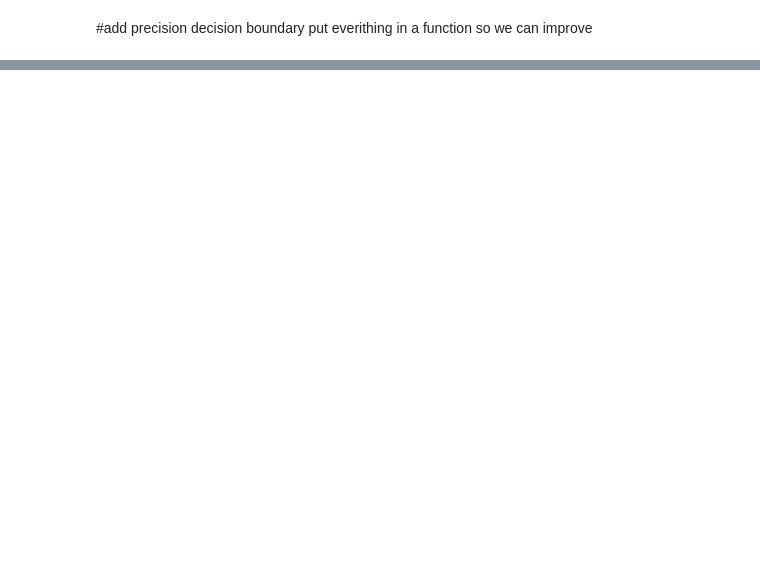
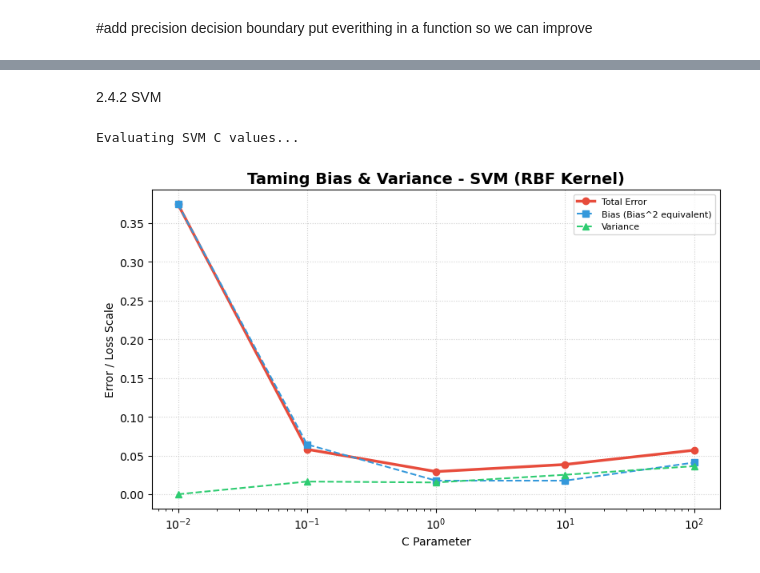
Before and after one commit to Mathis1311/Machine-Learning-project, a Jupyter notebook: project.ipynb, the cells around one changed output, grey strips where cells are left out. Saved outputs shown, nothing was run; the diff lists cells and outputs as text; code cells hidden in the pictures; blank space fills up the shorter version.

```diff
--- a/project.ipynb
+++ b/project.ipynb
@@ -507,0 +732,28 @@ put everithing in a function so we can improve
+# %% [markdown]
+2.4.2 SVM
+# %%
+def tame_svm(X_train, X_test, y_train, y_test):
+    """
+    Evaluates an RBF SVM by varying the regularization parameter 'C'.
+    """
+    # Test C values on a logarithmic scale
+    c_values = [0.01, 0.1, 1, 10, 100]
+    total_errors, biases, variances = [], [], []
+
+    print("Evaluating SVM C values...")
+    for c in c_values:
+        model = SVC(C=c, kernel='rbf', random_state=42)
+        err, b, v = bias_variance_decomposition(model, X_train, X_test, y_train, y_test, n_bootstraps=30)
+
+        total_errors.append(err)
+        biases.append(b)
+        variances.append(v)
+
+    # Plot the results using a log scale on the X axis
+    plot_taming_curves(c_values, total_errors, biases, variances, 'C Parameter', 'SVM (RBF Kernel)', log_scale=True)
+
+# Run the taming process for the SVM
+tame_svm(X_train, X_test, y_train, y_test)
+# %% [output]
+Evaluating SVM C values...
+[figure, added]
```
Also changed, not shown: parts of 24 cells of this notebook.
